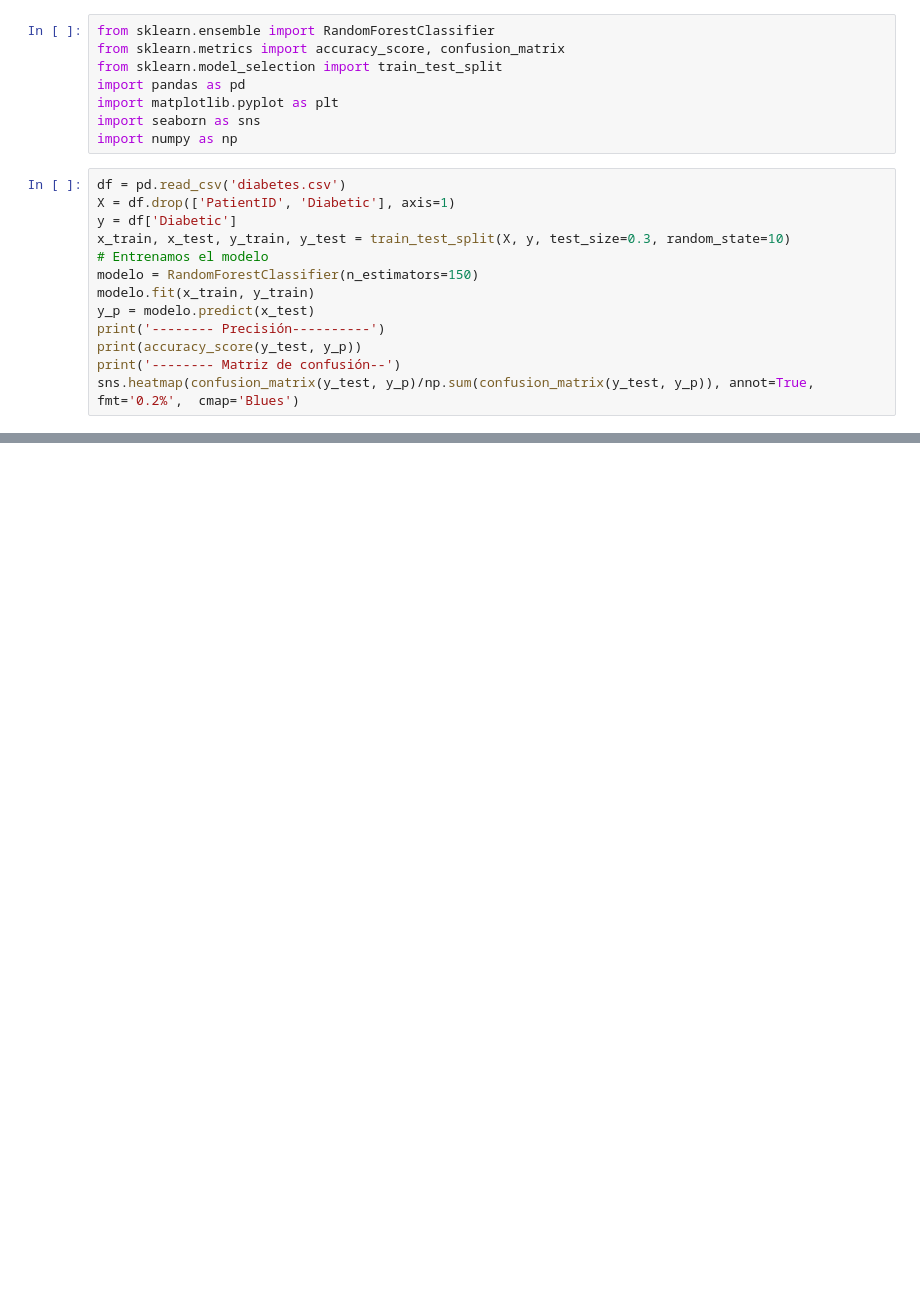
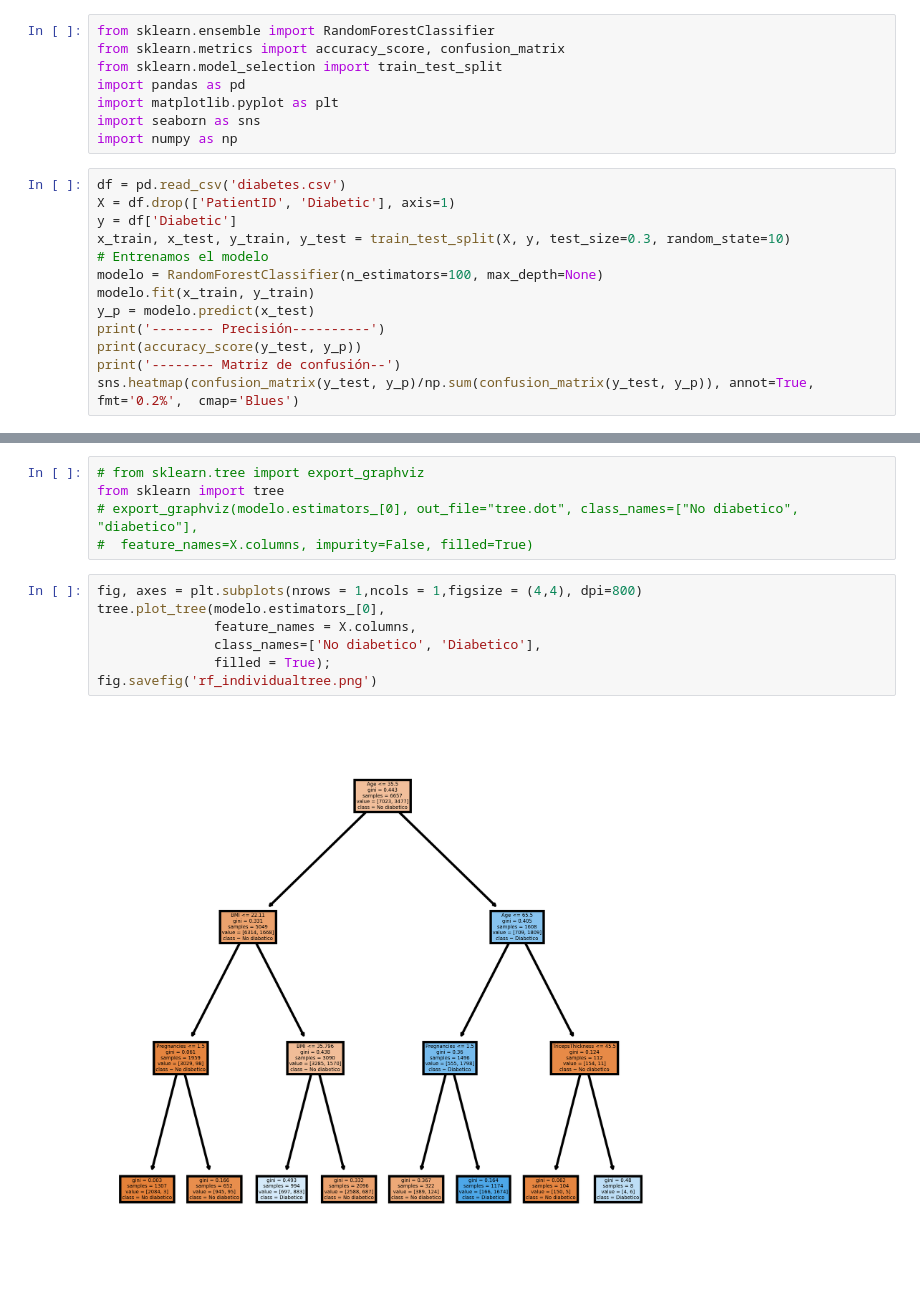
Before and after one commit to WilmarAGM/ML, a Jupyter notebook: Clasificación/Aroboles_de_decision.ipynb, the cells around one changed output, grey strips where cells are left out. Saved outputs shown, nothing was run; the diff lists cells and outputs as text; blank space fills up the shorter version.

Commit message:
Graph_Arboles

```diff
--- a/Clasificación/Aroboles_de_decision.ipynb
+++ b/Clasificación/Aroboles_de_decision.ipynb
@@ -113,7 +113,7 @@ X = df.drop(['PatientID', 'Diabetic'], axis=1)
 y = df['Diabetic']
 x_train, x_test, y_train, y_test = train_test_split(X, y, test_size=0.3, random_state=10)
 # Entrenamos el modelo
-modelo = RandomForestClassifier(n_estimators=150)
+modelo = RandomForestClassifier(n_estimators=100, max_depth=None)
 modelo.fit(x_train, y_train)
 y_p = modelo.predict(x_test)
 print('-------- Precisión----------')
@@ -126,3 +126,17 @@ sns.heatmap(confusion_matrix(y_test, y_p)/np.sum(confusion_matrix(y_test, y_p)),
 -------- Matriz de confusión--
 <matplotlib.axes._subplots.AxesSubplot at 0x...>
 [figure]
+# %%
+# from sklearn.tree import export_graphviz
+from sklearn import tree
+# export_graphviz(modelo.estimators_[0], out_file="tree.dot", class_names=["No diabetico", "diabetico"],
+#  feature_names=X.columns, impurity=False, filled=True)
+# %%
+fig, axes = plt.subplots(nrows = 1,ncols = 1,figsize = (4,4), dpi=800)
+tree.plot_tree(modelo.estimators_[0],
+               feature_names = X.columns,
+               class_names=['No diabetico', 'Diabetico'],
+               filled = True);
+fig.savefig('rf_individualtree.png')
+# %% [output]
+[figure, added]
```
Also changed, not shown: parts of 1 cell of this notebook, 2 other files.
